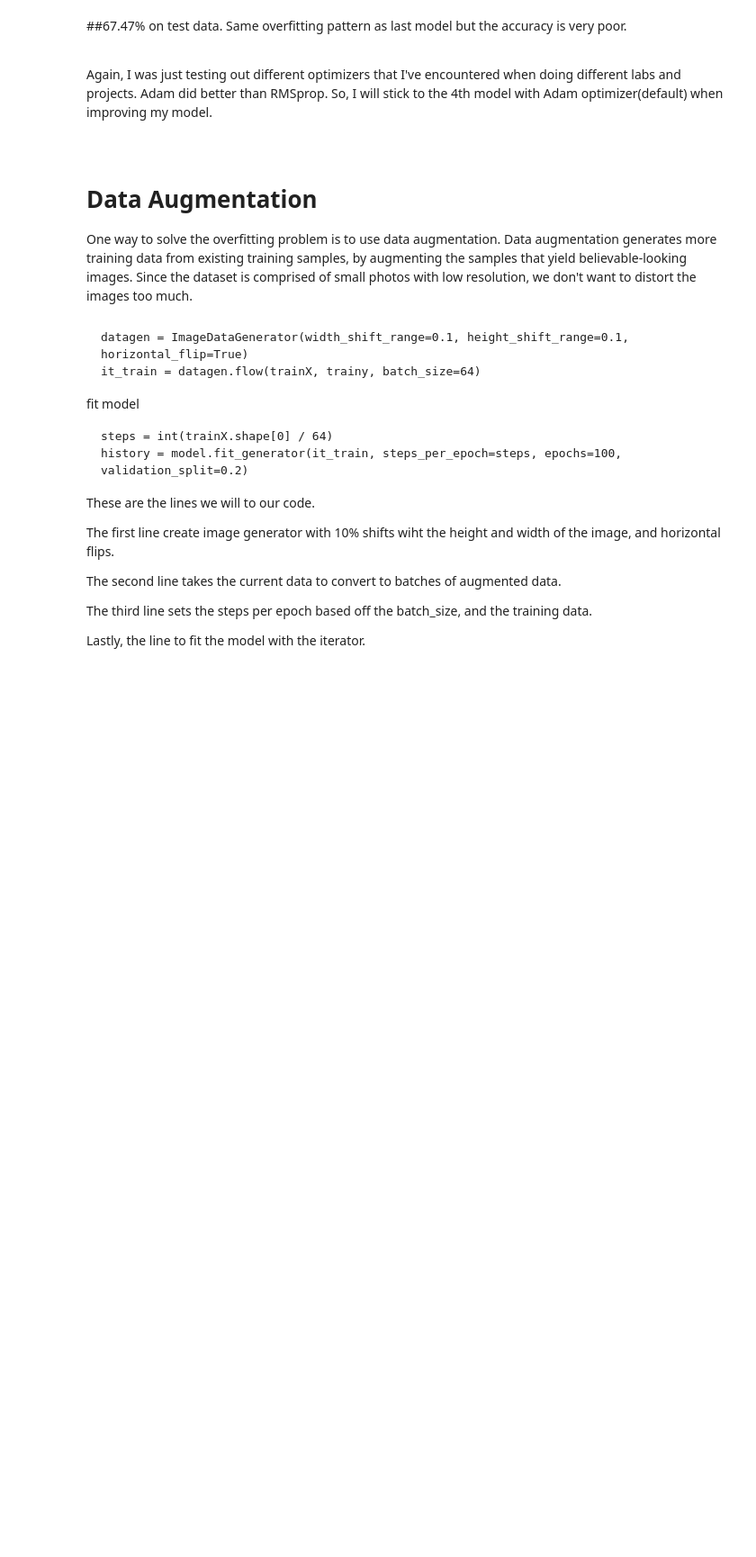
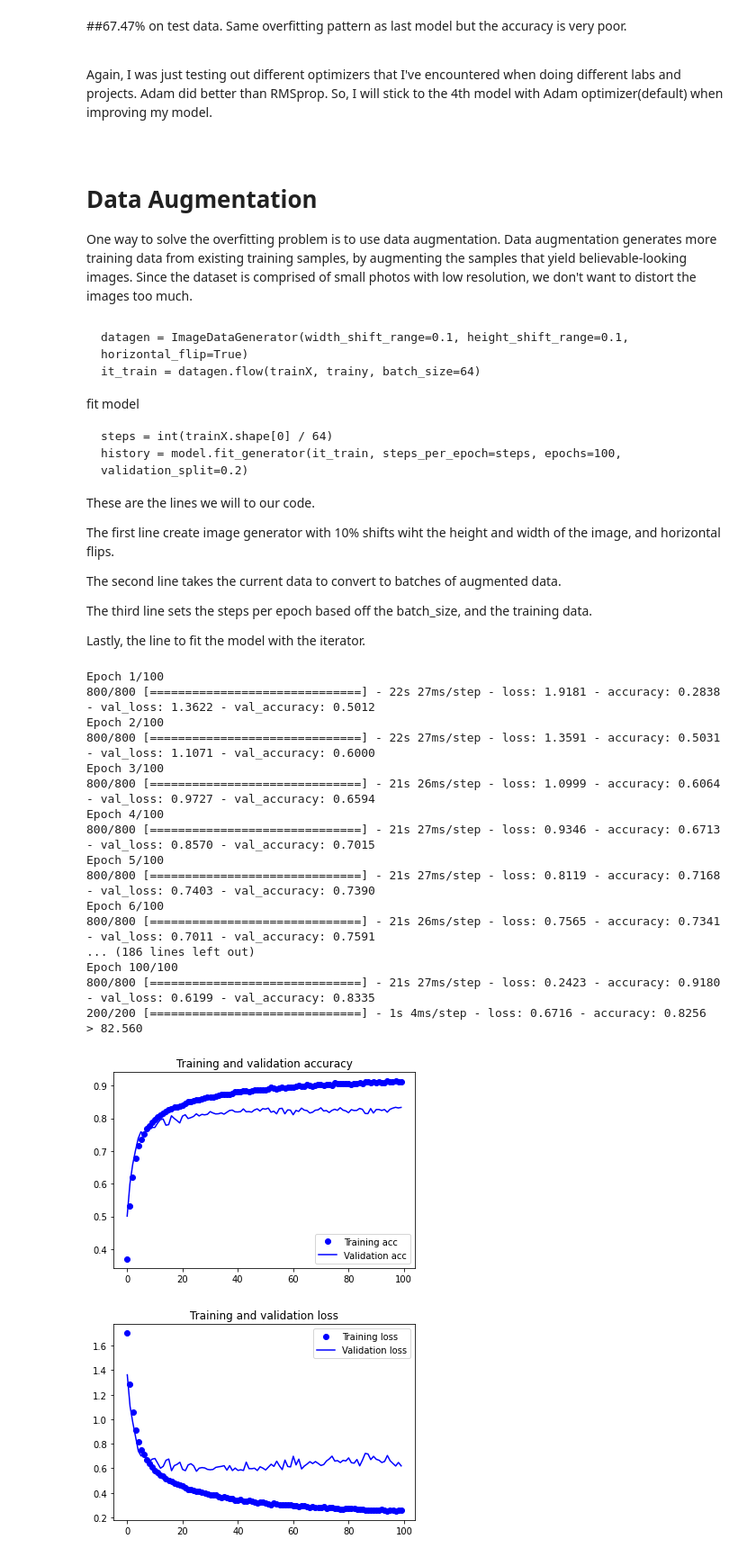
Before and after one commit to xpertdesh/ml-class21, a Jupyter notebook: projects/image_classification.ipynb, the cells around one changed output. Shown at 90% size. Drawn from its saved outputs; the diff is of its cells as text; code cells hidden in the pictures; blank space fills up the shorter version.

```diff
--- a/projects/image_classification.ipynb
+++ b/projects/image_classification.ipynb
@@ -746,17 +747,25 @@ The third line sets the steps per epoch based off the batch_size, and the traini
 Lastly, the line to fit the model with the iterator.
 # %%
 # Adam Optimizer on 4th model, we're going to leave Adam default
+# With data augmentation
+
 def load_dataset():
-	(trainX, trainY), (testX, testY) = cifar10.load_data()
-	trainY = to_categorical(trainY)
-	testY = to_categorical(testY)
-	return trainX, trainY, testX, testY
+  (trainX, trainY), (testX, testY) = cifar10.load_data()
+  trainX, validX, trainY, validY = train_test_split(trainX, trainY, test_size=0.2)
+  trainY = to_categorical(trainY)
+  testY = to_categorical(testY)
+  validY = to_categorical(validY)
+  return trainX, trainY, testX, testY, validX, validY
 
 
-def preprocess(train, test):
-	train_norm = train.astype('float32') / 255
-	test_norm = test.astype('float32') / 255
-	return train_norm, test_norm
+def preprocess(train, test, valid):
+  train_norm = train.astype('float32')
+  test_norm = test.astype('float32')
+  valid_norm = valid.astype('float32')
+  train_norm /= 255
+  test_norm /= 255
+  valid_norm /= 255
+  return train_norm, test_norm, valid_norm
 
 
 def define_model():
@@ -779,41 +788,65 @@ def define_model():
   return model
 
 
 def summarize_diagnostics(history):
   acc = history.history['accuracy']
   val_acc = history.history['val_accuracy']
   loss = history.history['loss']
   val_loss = history.history['val_loss']
   epochs = range(len(acc))
 
   plt.plot(epochs, acc, 'bo', label='Training acc')
   plt.plot(epochs, val_acc, 'b', label='Validation acc')
   plt.title('Training and validation accuracy')
   plt.legend()
   plt.figure()
 
   plt.plot(epochs, loss, 'bo', label='Training loss')
   plt.plot(epochs, val_loss, 'b', label='Validation loss')
   plt.title('Training and validation loss')
   plt.legend()
   plt.show()
 
-def aug_data(feats, labels):
-  datagen = ImageDataGenerator(width_shift_range=0.1, height_shift_range=0.1, horizontal_flip=True)
-  it_train = datagen.flow(feats, labels, batch_size=64)
-  steps = int(feats.shape[0] / 64)
-  return it_train, steps
+def aug_data(trainX, trainY, validX, validY, testX, testY):
+  train_datagen = ImageDataGenerator(width_shift_range=0.1, height_shift_range=0.1, horizontal_flip=True)
+  validation_datagen = ImageDataGenerator()
+  train = train_datagen.flow(trainX, trainY, batch_size=50)
+  validation = validation_datagen.flow(validX, validY, batch_size=50)
+  test = validation_datagen.flow(testX, testY, batch_size=50)
+  train_steps = int(trainX.shape[0] / 50)
+  valid_steps = int(validX.shape[0] / 50)
+  return train, validation, train_steps, valid_steps, test
 
 
 def run_model():
-  trainX, trainY, testX, testY = load_dataset()
-  trainX, testX = preprocess(trainX, testX)
+  trainX, trainY, testX, testY, validX, validY = load_dataset()
+  trainX, testX, validX = preprocess(trainX, testX, validX)
   model = define_model()
-  it_train, steps = aug_data(trainX, trainY)
-  history = model.fit(it_train, steps_per_epoch=steps, epochs=100, batch_size=64)
-  test_loss, test_acc = model.evaluate(testX, testY)
-  print('> %.3f' % (test_acc * 100.0))
+  train_batch, validation_batch, train_steps, valid_steps, test_batch = aug_data(trainX, trainY, validX, validY, testX, testY)
+  history = model.fit(train_batch, steps_per_epoch=train_steps, validation_data=validation_batch, validation_steps=valid_steps, epochs=100)
+  test_acc = model.evaluate(test_batch)
+  print('> %.3f' % (test_acc[1] * 100.0))
   summarize_diagnostics(history)
 
 
 run_model()
+# %% [output]
+Epoch 1/100
+800/800 [==============================] - 22s 27ms/step - loss: 1.9181 - accuracy: 0.2838 - val_loss: 1.3622 - val_accuracy: 0.5012
+Epoch 2/100
+800/800 [==============================] - 22s 27ms/step - loss: 1.3591 - accuracy: 0.5031 - val_loss: 1.1071 - val_accuracy: 0.6000
+Epoch 3/100
+800/800 [==============================] - 21s 26ms/step - loss: 1.0999 - accuracy: 0.6064 - val_loss: 0.9727 - val_accuracy: 0.6594
+Epoch 4/100
+800/800 [==============================] - 21s 27ms/step - loss: 0.9346 - accuracy: 0.6713 - val_loss: 0.8570 - val_accuracy: 0.7015
+Epoch 5/100
+800/800 [==============================] - 21s 27ms/step - loss: 0.8119 - accuracy: 0.7168 - val_loss: 0.7403 - val_accuracy: 0.7390
+Epoch 6/100
+800/800 [==============================] - 21s 26ms/step - loss: 0.7565 - accuracy: 0.7341 - val_loss: 0.7011 - val_accuracy: 0.7591
+... (186 lines left out)
+Epoch 100/100
+800/800 [==============================] - 21s 27ms/step - loss: 0.2423 - accuracy: 0.9180 - val_loss: 0.6199 - val_accuracy: 0.8335
+200/200 [==============================] - 1s 4ms/step - loss: 0.6716 - accuracy: 0.8256
+> 82.560
+[figure, added]
+[figure, added]
```
Also changed, not shown: parts of 9 cells of this notebook.
